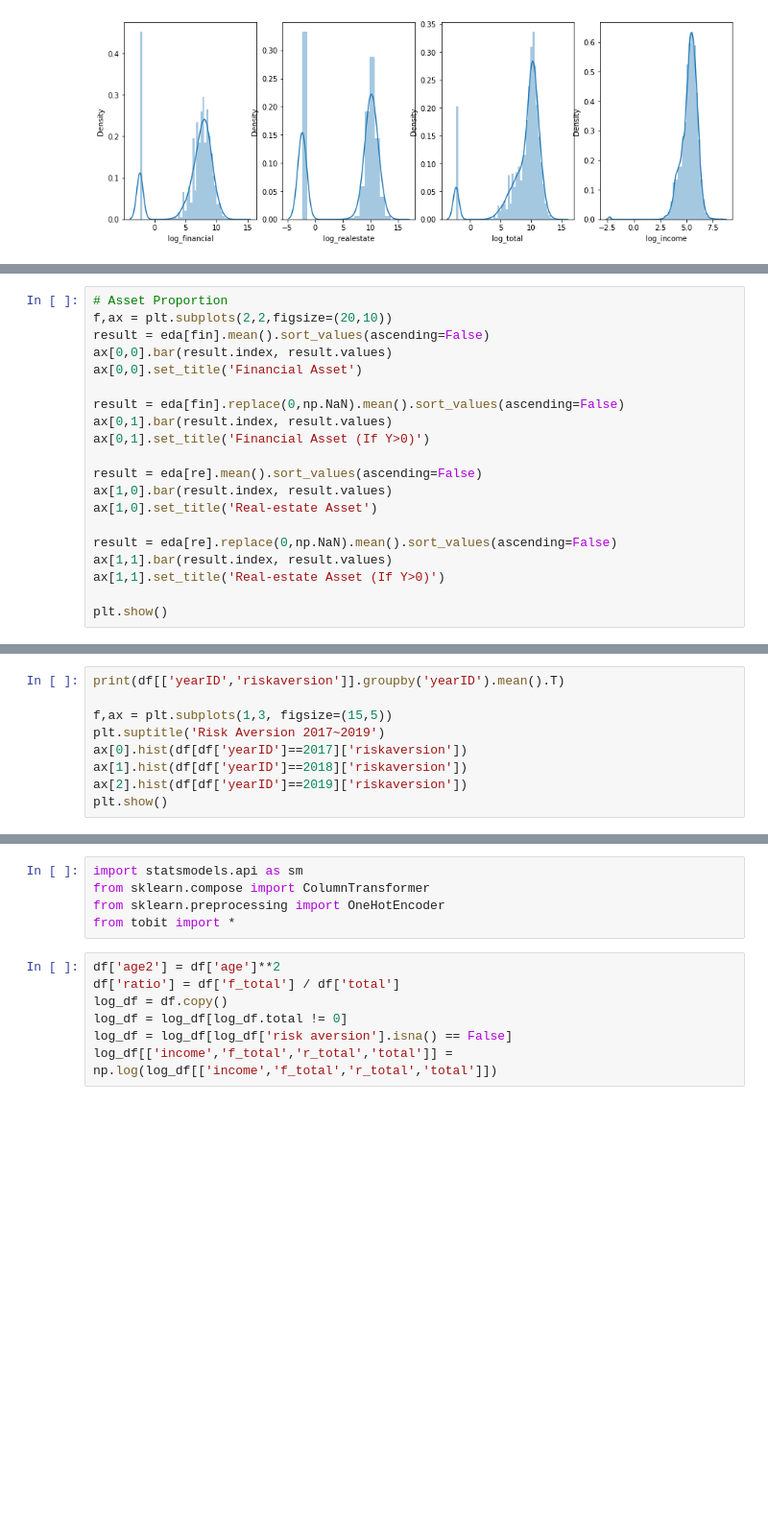
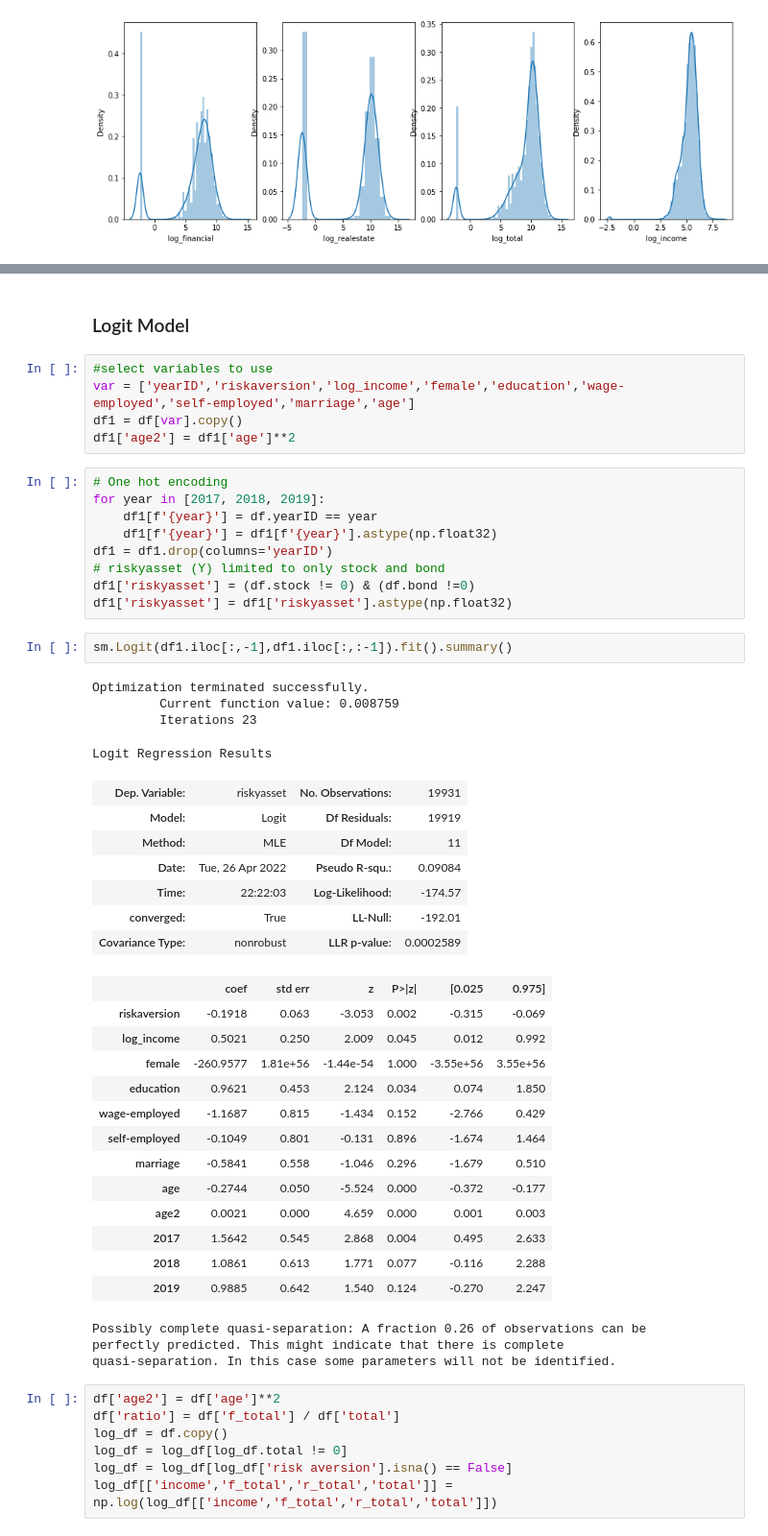
Before and after one commit to jinwls/Relative_Deprivation_Risk_Preference, a Jupyter notebook: explore.ipynb, the cells around one changed output, grey strips where cells are left out. Shown at 96% size. Drawn from its saved outputs; the diff is of its cells as text; blank space fills up the shorter version.

```diff
--- a/explore.ipynb
+++ b/explore.ipynb
@@ -534,20 +483,0 @@ AttributeError: module 'matplotlib.pyplot' has no attribute 'set_title'
-# %%
-# Asset Proportion
-f,ax = plt.subplots(2,2,figsize=(20,10))
-result = eda[fin].mean().sort_values(ascending=False)
-ax[0,0].bar(result.index, result.values)
-ax[0,0].set_title('Financial Asset')
-
-result = eda[fin].replace(0,np.NaN).mean().sort_values(ascending=False)
-ax[0,1].bar(result.index, result.values)
-ax[0,1].set_title('Financial Asset (If Y>0)')
-
-result = eda[re].mean().sort_values(ascending=False)
-ax[1,0].bar(result.index, result.values)
-ax[1,0].set_title('Real-estate Asset')
-
-result = eda[re].replace(0,np.NaN).mean().sort_values(ascending=False)
-ax[1,1].bar(result.index, result.values)
-ax[1,1].set_title('Real-estate Asset (If Y>0)')
-
-plt.show()
@@ -556,9 +483,0 @@ plt.show()
-# %%
-print(df[['yearID','riskaversion']].groupby('yearID').mean().T)
-
-f,ax = plt.subplots(1,3, figsize=(15,5))
-plt.suptitle('Risk Aversion 2017~2019')
-ax[0].hist(df[df['yearID']==2017]['riskaversion'])
-ax[1].hist(df[df['yearID']==2018]['riskaversion'])
-ax[2].hist(df[df['yearID']==2019]['riskaversion'])
-plt.show()
@@ -588,8 +484,49 @@ NameError: name 'finname' is not defined
-# %%
-import statsmodels.api as sm
-from sklearn.compose import ColumnTransformer
-from sklearn.preprocessing import OneHotEncoder
-from tobit import *
+# %% [markdown]
+### Logit Model
+# %%
+#select variables to use
+var = ['yearID','riskaversion','log_income','female','education','wage-employed','self-employed','marriage','age']
+df1 = df[var].copy()
+df1['age2'] = df1['age']**2
+# %%
+# One hot encoding
+for year in [2017, 2018, 2019]:
+    df1[f'{year}'] = df.yearID == year
+    df1[f'{year}'] = df1[f'{year}'].astype(np.float32)
+df1 = df1.drop(columns='yearID')
+# riskyasset (Y) limited to only stock and bond
+df1['riskyasset'] = (df.stock != 0) & (df.bond !=0)
+df1['riskyasset'] = df1['riskyasset'].astype(np.float32)
+# %%
+sm.Logit(df1.iloc[:,-1],df1.iloc[:,:-1]).fit().summary()
+# %% [output]
+Optimization terminated successfully.
+         Current function value: 0.008759
+         Iterations 23
+Logit Regression Results
+| Dep. Variable: | riskyasset | No. Observations: | 19931 |
+| Model: | Logit | Df Residuals: | 19919 |
+| Method: | MLE | Df Model: | 11 |
+| Date: | Tue, 26 Apr 2022 | Pseudo R-squ.: | 0.09084 |
+| Time: | 22:22:03 | Log-Likelihood: | -174.57 |
+| converged: | True | LL-Null: | -192.01 |
+| Covariance Type: | nonrobust | LLR p-value: | 0.0002589 |
+|  | coef | std err | z | P>|z| | [0.025 | 0.975] |
+| riskaversion | -0.1918 | 0.063 | -3.053 | 0.002 | -0.315 | -0.069 |
+| log_income | 0.5021 | 0.250 | 2.009 | 0.045 | 0.012 | 0.992 |
+| female | -260.9577 | 1.81e+56 | -1.44e-54 | 1.000 | -3.55e+56 | 3.55e+56 |
+| education | 0.9621 | 0.453 | 2.124 | 0.034 | 0.074 | 1.850 |
+| wage-employed | -1.1687 | 0.815 | -1.434 | 0.152 | -2.766 | 0.429 |
+| self-employed | -0.1049 | 0.801 | -0.131 | 0.896 | -1.674 | 1.464 |
+| marriage | -0.5841 | 0.558 | -1.046 | 0.296 | -1.679 | 0.510 |
+| age | -0.2744 | 0.050 | -5.524 | 0.000 | -0.372 | -0.177 |
+| age2 | 0.0021 | 0.000 | 4.659 | 0.000 | 0.001 | 0.003 |
+| 2017 | 1.5642 | 0.545 | 2.868 | 0.004 | 0.495 | 2.633 |
+| 2018 | 1.0861 | 0.613 | 1.771 | 0.077 | -0.116 | 2.288 |
+| 2019 | 0.9885 | 0.642 | 1.540 | 0.124 | -0.270 | 2.247 |
+Possibly complete quasi-separation: A fraction 0.26 of observations can be
+perfectly predicted. This might indicate that there is complete
+quasi-separation. In this case some parameters will not be identified.
 # %%
 df['age2'] = df['age']**2
 df['ratio'] = df['f_total'] / df['total']
```
Also changed, not shown: parts of 49 cells of this notebook, 2 other files.
